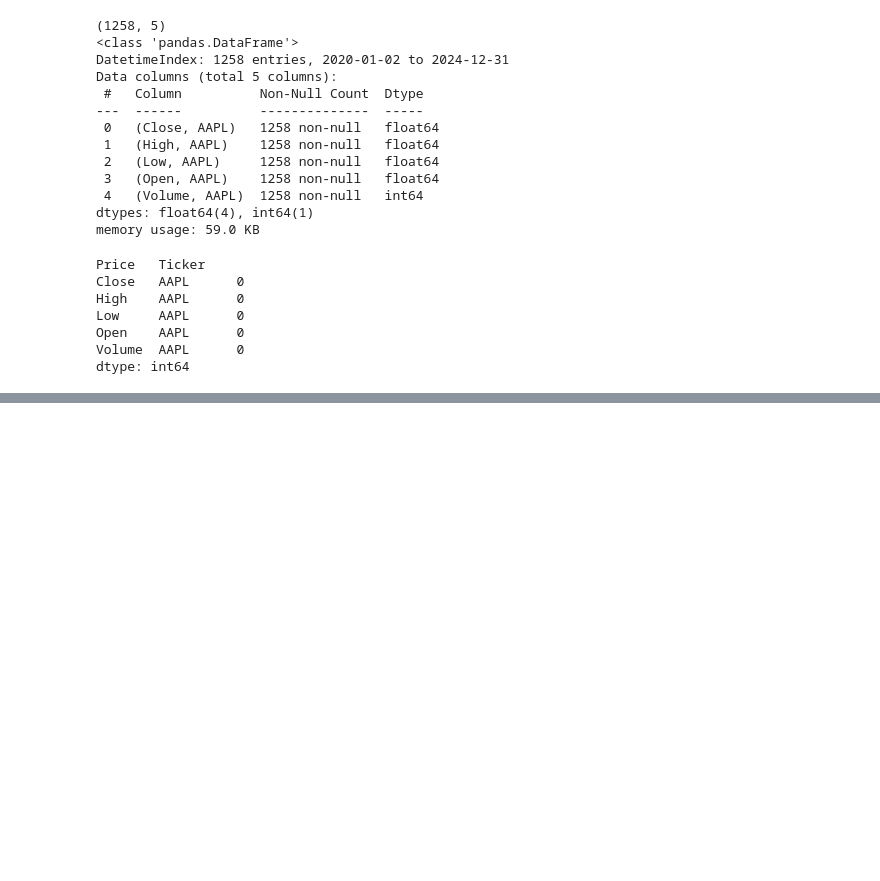
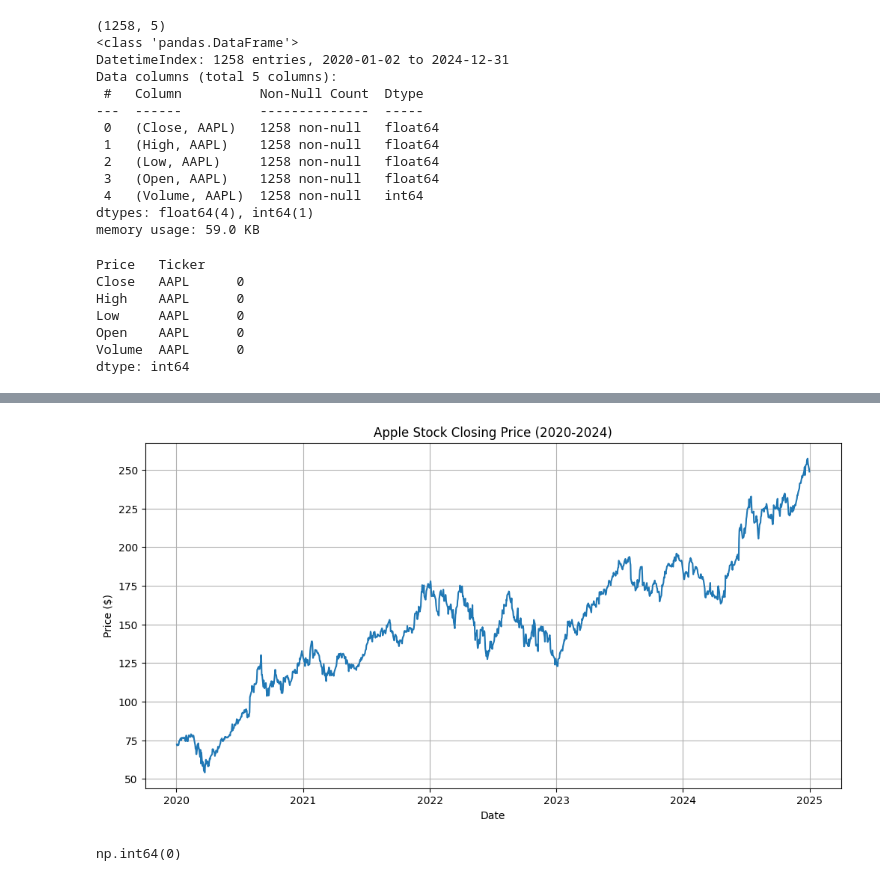
Before and after one commit to omarehabmo/ML-Stock-Price-Prediction, a Jupyter notebook: stock-price-prediction/notebooks/01_data_collection.ipynb, the cells around one changed output, grey strips where cells are left out. Cells and saved outputs as stored; diff of their text form; code cells hidden in the pictures; blank space fills up the shorter version.

```diff
--- a/stock-price-prediction/notebooks/01_data_collection.ipynb
+++ b/stock-price-prediction/notebooks/01_data_collection.ipynb
@@ -81,0 +118,5 @@ dtype: int64
+# %%
+import yfinance as yf
+
+df = yf.download("AAPL", start="2020-01-01", end="2025-01-01")
+df.head()
@@ -81,0 +148,3 @@ dtype: int64
+# %%
+df.columns = df.columns.get_level_values(0)
+df.columns
@@ -81,0 +178,20 @@ dtype: int64
+# %%
+import matplotlib.pyplot as plt
+
+plt.figure(figsize=(12,6))
+plt.plot(df.index, df['Close'])
+plt.title('Apple Stock Closing Price (2020-2024)')
+plt.xlabel('Date')
+plt.ylabel('Price ($)')
+plt.grid(True)
+plt.show()
+# %% [output]
+[figure, added]
+# %%
+df.columns = df.columns.get_level_values(0)
+
+df.columns
+df.isnull().sum()
+df.duplicated().sum()
+# %% [output]
+np.int64(0)
```
Also changed, not shown: parts of 12 cells of this notebook, 1 other file.
